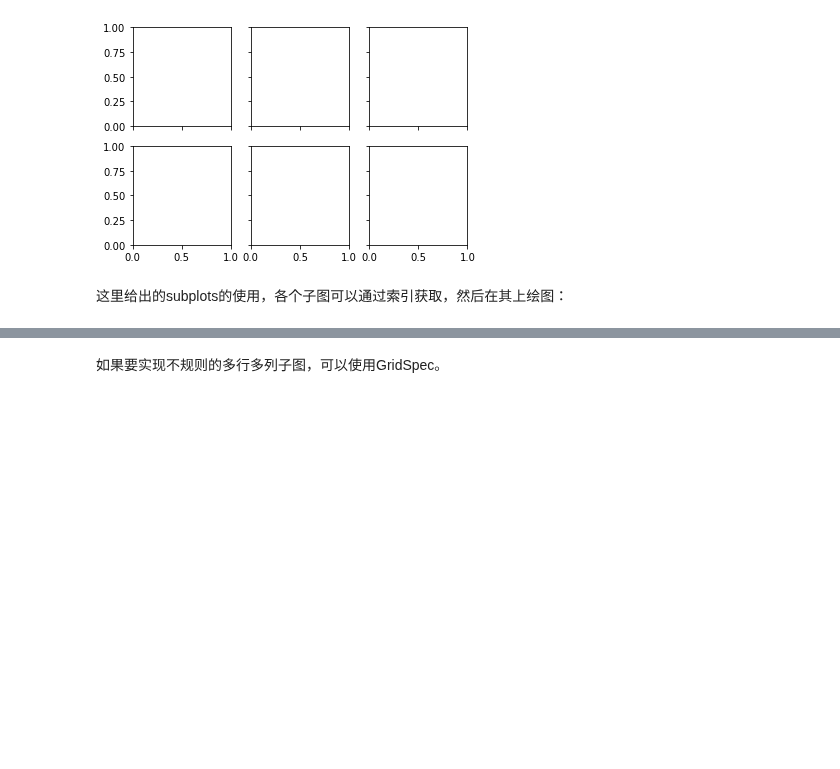
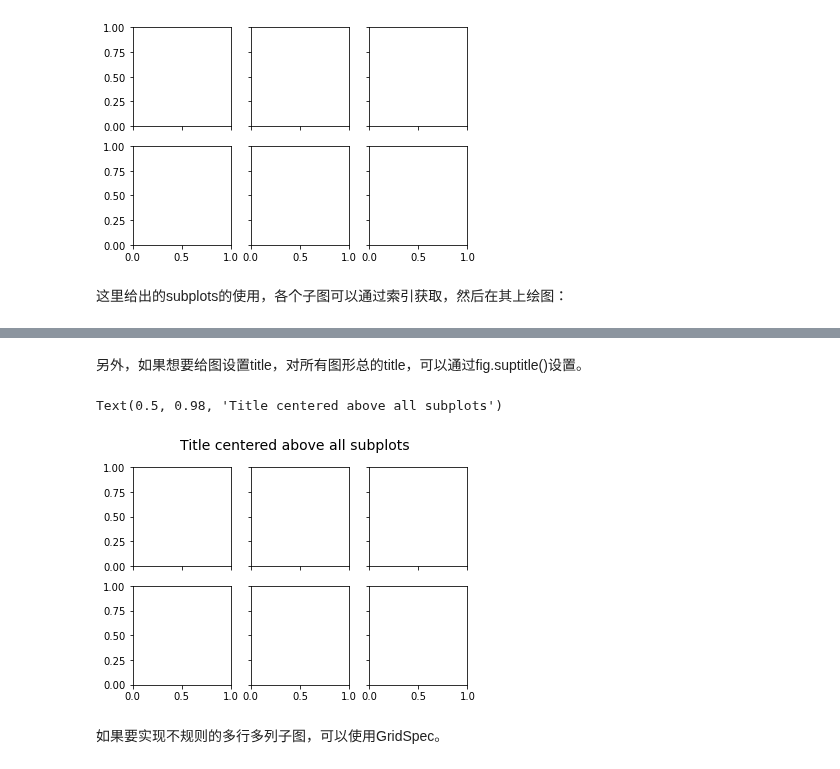
Before and after one commit to iHeadWater/hydrus, a Jupyter notebook: 3-basic-pyviz/matplotlib/how-to-use-matplotlib.ipynb, the cells around one changed output, grey strips where cells are left out. Cells and saved outputs as stored; diff of their text form; code cells hidden in the pictures; blank space fills up the shorter version.

```diff
--- a/3-basic-pyviz/matplotlib/how-to-use-matplotlib.ipynb
+++ b/3-basic-pyviz/matplotlib/how-to-use-matplotlib.ipynb
@@ -699,3 +709,12 @@ for i in range(2):
+# %% [markdown]
+另外，如果想要给图设置title，对所有图形总的title，可以通过fig.suptitle()设置。
+# %%
+import matplotlib.pyplot as plt
+fig, ax=plt.subplots(2,3,sharex='col',sharey='row')
+fig.suptitle("Title centered above all subplots", fontsize=14)
+# %% [output]
+Text(0.5, 0.98, 'Title centered above all subplots')
+[figure, added]
 # %% [markdown]
 如果要实现不规则的多行多列子图，可以使用GridSpec。
 # %%
```
Also changed, not shown: parts of 4 cells of this notebook, 10 other files.
